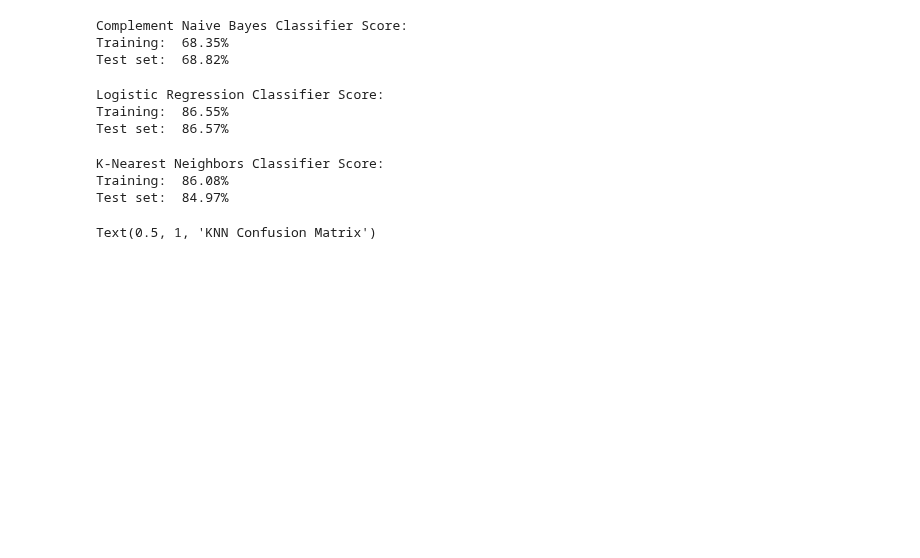
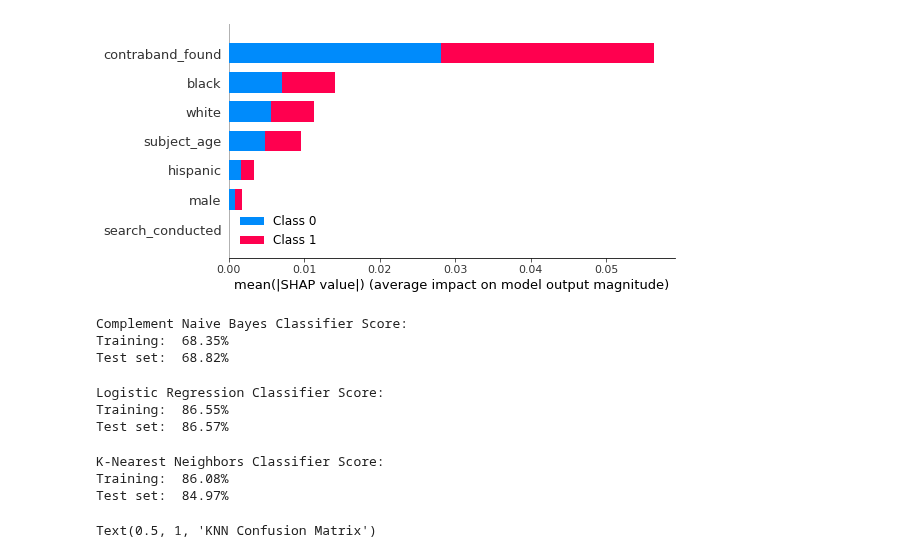
Before and after one commit to tahentx/pv_workbook, a Jupyter notebook: datascience/policing/sf_pipeline.ipynb, the cells around one changed output. Saved outputs shown, nothing was run; the diff lists cells and outputs as text; code cells hidden in the pictures; blank space fills up the shorter version.

```diff
--- a/datascience/policing/sf_pipeline.ipynb
+++ b/datascience/policing/sf_pipeline.ipynb
@@ -57,3 +67,7 @@ Test set:  86.57%
+# %%
+shap.summary_plot(shap_values, X_train)
+# %% [output]
+[figure, added]
 # %%
 comp_naive = ComplementNB()
 comp_naive.fit(X_train, y_train)
```
Also changed, not shown: parts of 5 cells of this notebook.
